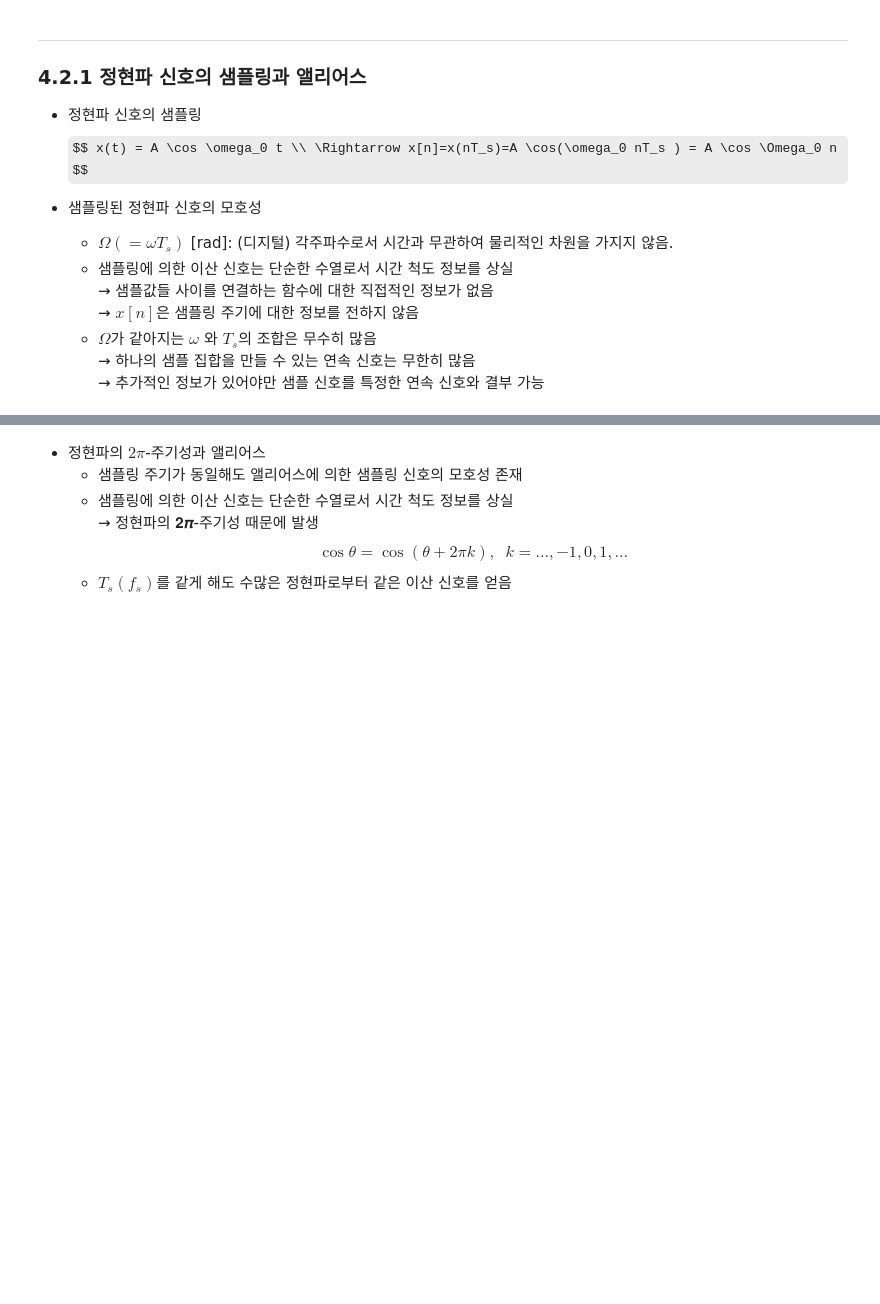
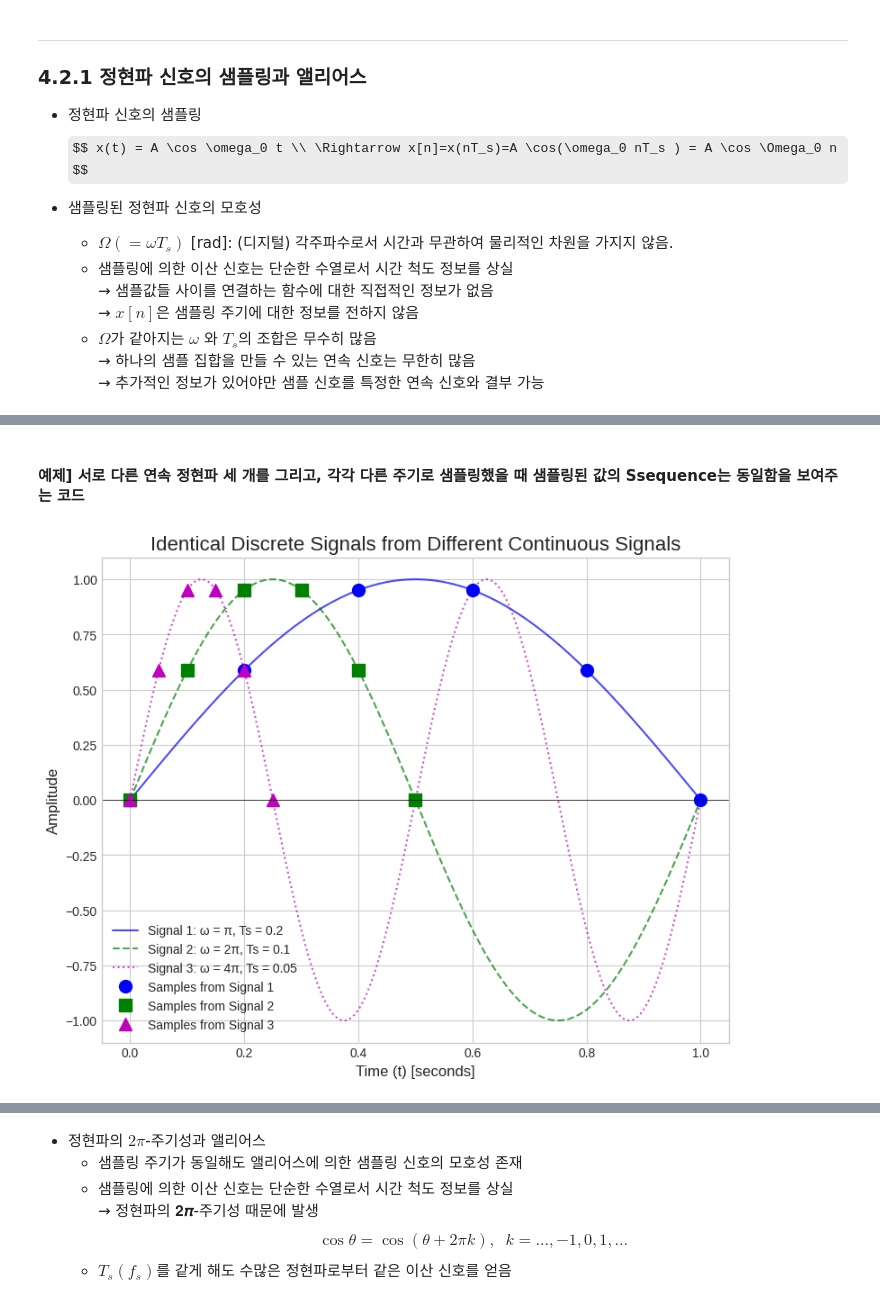
Before and after one commit to jwlee95/DSP_Class2025, a Jupyter notebook: Ch04_연속신호의_디지털처리.ipynb, the cells around one changed output, grey strips where cells are left out. Drawn from its saved outputs; the diff is of its cells as text; code cells hidden in the pictures; some formulas as TeX source; blank space fills up the shorter version.

```diff
--- a/Ch04_연속신호의_디지털처리.ipynb
+++ b/Ch04_연속신호의_디지털처리.ipynb
@@ -137,3 +137,69 @@ $$
 <img src='./images/EX4-1-1.png' width="600" height ="" /><br>
 
 ---
+# %% [markdown]
+#### 예제] 서로 다른 연속 정현파 세 개를 그리고, 각각 다른 주기로 샘플링했을 때 샘플링된 값의 **Ssequence**는 동일함을 보여주는 코드
+# %%
+import numpy as np
+import matplotlib.pyplot as plt
+
+## 1. 파라미터 설정 (이미지의 세 가지 경우)
+# 경우 1
+w1 = np.pi       # 연속 각주파수 [rad/sec]
+Ts1 = 0.2        # 샘플링 주기 [sec]
+
+# 경우 2
+w2 = 2 * np.pi
+Ts2 = 0.1
+
+# 경우 3
+w3 = 4 * np.pi
+Ts3 = 0.05
+
+# 공통 이산 각주파수: Ω = ω * Ts = 0.2π
+Omega = 0.2 * np.pi
+
+## 2. 데이터 생성
+# 부드러운 연속 신호를 위한 시간 축
+t_continuous = np.linspace(0, 1.0, 1000)
+
+# 이산 신호의 샘플 인덱스 (n = 0, 1, 2, ...)
+n = np.arange(0, 6) # 6개의 샘플만 표시 (n=0 ~ n=5)
+
+# 각 경우의 샘플링 시간 (t = n * Ts)
+t_sampled1 = n * Ts1
+t_sampled2 = n * Ts2
+t_sampled3 = n * Ts3
+
+# 세 개의 서로 다른 연속 신호 생성
+y_cont1 = np.sin(w1 * t_continuous)
+y_cont2 = np.sin(w2 * t_continuous)
+y_cont3 = np.sin(w3 * t_continuous)
+
+# 샘플링된 값 생성 (세 경우 모두 동일한 결과를 가짐)
+# y[n] = sin(Ω*n)
+y_sampled = np.sin(Omega * n)
+
+## 3. 그래프 시각화
+plt.figure(figsize=(9, 7))
+plt.style.use('seaborn-v0_8-whitegrid')
+
+# 세 개의 연속 정현파 그리기
+plt.plot(t_continuous, y_cont1, 'b-', label=f'Signal 1: ω = π, Ts = 0.2', alpha=0.7)
+plt.plot(t_continuous, y_cont2, 'g--', label=f'Signal 2: ω = 2π, Ts = 0.1', alpha=0.7)
+plt.plot(t_continuous, y_cont3, 'm:', label=f'Signal 3: ω = 4π, Ts = 0.05', alpha=0.7)
+
+# 각 경우의 샘플링 위치에 마커 표시
+plt.plot(t_sampled1, y_sampled, 'bo', markersize=10, label='Samples from Signal 1')
+plt.plot(t_sampled2, y_sampled, 'gs', markersize=10, label='Samples from Signal 2')
+plt.plot(t_sampled3, y_sampled, 'm^', markersize=10, label='Samples from Signal 3')
+
+# 그래프 설정
+plt.title('Identical Discrete Signals from Different Continuous Signals', fontsize=16)
+plt.xlabel('Time (t) [seconds]', fontsize=12)
+plt.ylabel('Amplitude', fontsize=12)
+plt.legend(fontsize=10)
+plt.axhline(0, color='black', linewidth=0.5) # x축선 추가
+plt.show()
+# %% [output]
+[figure, added]
```
Also changed, not shown: parts of 2 cells of this notebook.
